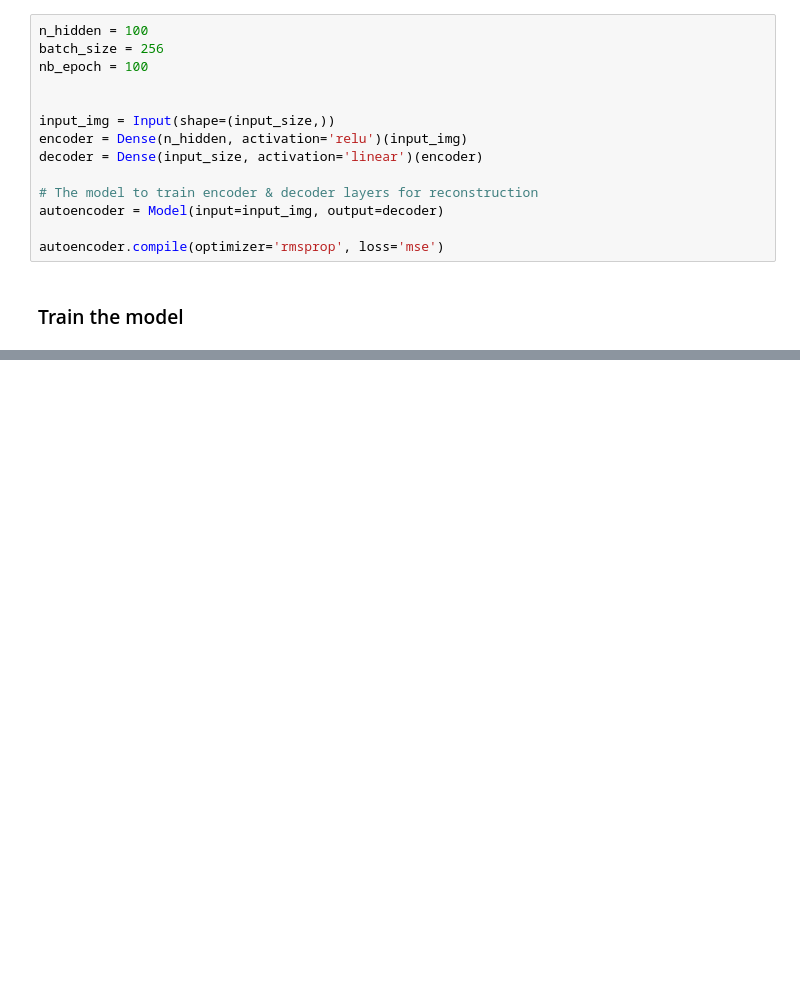
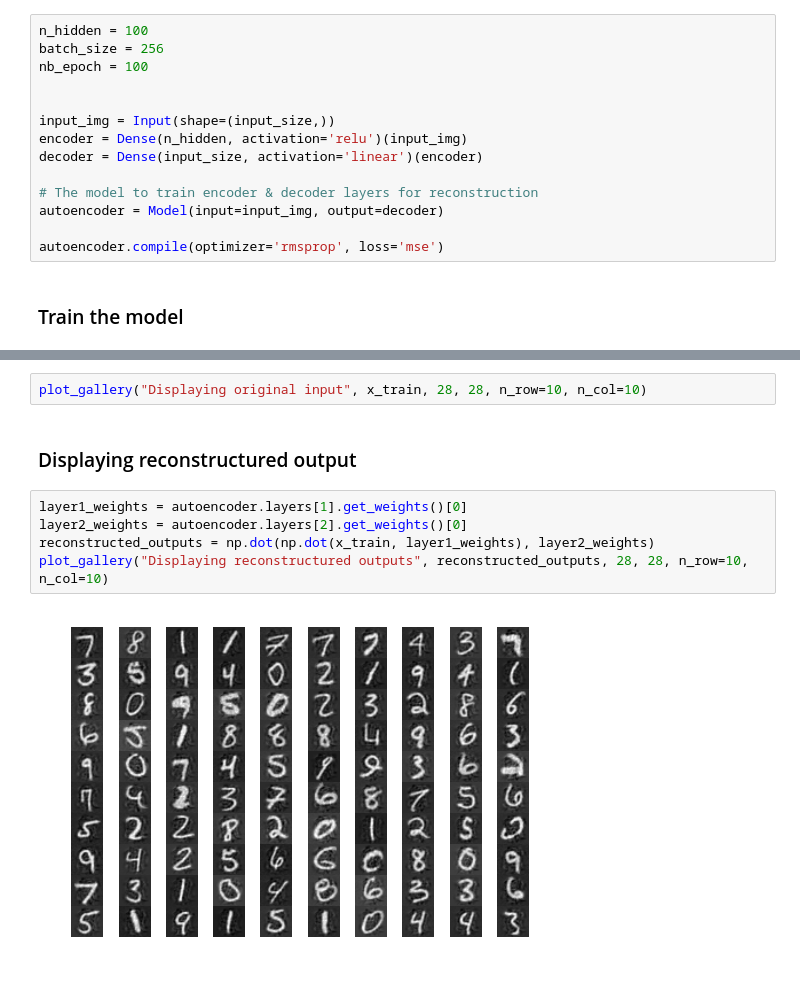
Before and after one commit to JonnyTran/ML-algorithms, a Jupyter notebook: Projects/Kamangar_NeuralNet/Tran_assignment_06/test.ipynb, the cells around one changed output, grey strips where cells are left out. Cells and saved outputs as stored; diff of their text form; blank space fills up the shorter version.

```diff
--- a/Projects/Kamangar_NeuralNet/Tran_assignment_06/test.ipynb
+++ b/Projects/Kamangar_NeuralNet/Tran_assignment_06/test.ipynb
@@ -191,0 +220,11 @@ task3.history['loss']
+# %%
+plot_gallery("Displaying original input", x_train, 28, 28, n_row=10, n_col=10)
+# %% [markdown]
+### Displaying reconstructured output
+# %%
+layer1_weights = autoencoder.layers[1].get_weights()[0]
+layer2_weights = autoencoder.layers[2].get_weights()[0]
+reconstructed_outputs = np.dot(np.dot(x_train, layer1_weights), layer2_weights)
+plot_gallery("Displaying reconstructured outputs", reconstructed_outputs, 28, 28, n_row=10, n_col=10)
+# %% [output]
+[figure, added]
```
Also changed, not shown: parts of 7 cells of this notebook.
